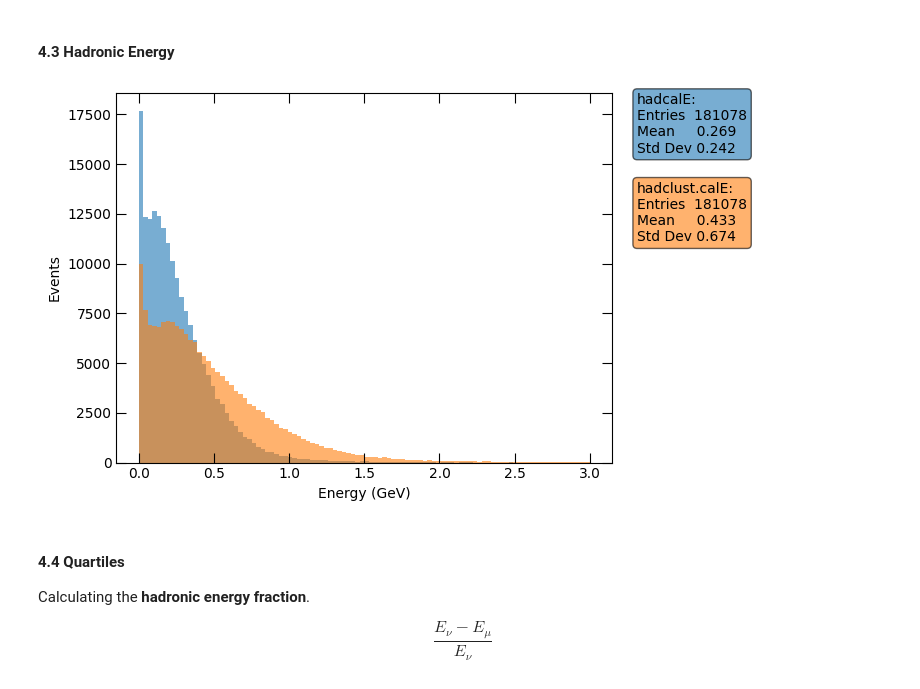
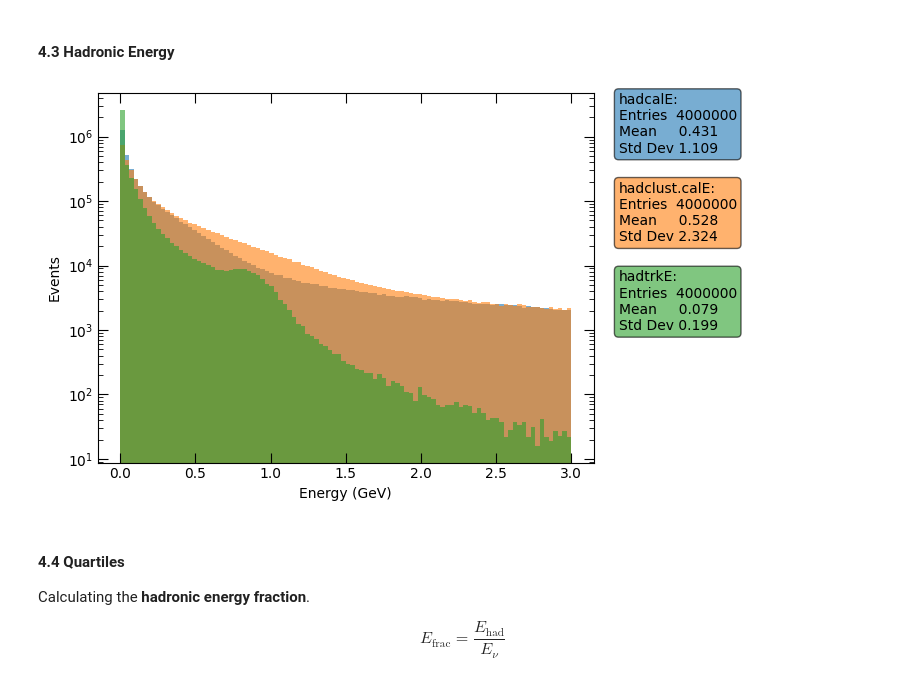
Before and after one commit to aditya-marathe/msci-project, a Jupyter notebook: src/notebooks/initial_analysis.ipynb, the cells around one changed output. Drawn from its saved outputs; the diff is of its cells as text; code cells hidden in the pictures.

```diff
--- a/src/notebooks/initial_analysis.ipynb
+++ b/src/notebooks/initial_analysis.ipynb
@@ -159,8 +0,0 @@ n_records = 2_000_000
-# %%
-data: Dict[str, Any] = {
-    key:my_data[key][:n_records] for key in my_data.keys()
-}
-
-df = pd.DataFrame(data)
-
-del data
@@ -213,2 +0,0 @@ def cal_max_score_col(data: pd.DataFrame) -> pd.Series:
-# %%
-df['cvnloose.result'] = cal_max_score_col(df)
@@ -1216,0 +85,6 @@ I am not sure if I have calculated this correctly in the cell above. When calcul
+# %%
+file_dir = pathlib.Path(os.environ['MINI_DATA_DIR'])
+n_events = 4_000_000
+
+with h5py.File(file_dir, 'r') as file:
+    df = pd.DataFrame(data={key:file[key][:n_events] for key in file.keys()})
@@ -1216,0 +248,4 @@ I am not sure if I have calculated this correctly in the cell above. When calcul
+# %%
+# Create a new 'Event' column to store the name of the event e.g. 'Muon'
+df['Event'] = get_event_from_pid_score(df)
+df['Event'].head()
@@ -1219,35 +799,35 @@ I am not sure if I have calculated this correctly in the cell above. When calcul
 # %%
 fig, ax = plt.subplots()
 
 plot_info = draw_plot_info(ax)
 bins_conf = np.linspace(0, 3, 100 + 1)
 
-_i = df['isNuMuCC'] & df['numufull']
+*_, bc = ax.hist(df['rec.energy.numu.hadcalE'], bins=bins_conf, alpha=0.6)
+plot_info(df['rec.energy.numu.hadcalE'], bc, 'hadcalE')
 
-# *_, bc = ax.hist(df['rec.energy.numu.hadtrkE'][_i], bins=bins_conf, alpha=0.6)
-# plot_info(df['rec.energy.numu.hadtrkE'][_i], bc, 'hadtrkE')
+*_, bc = ax.hist(df['rec.energy.numu.hadclust.calE'], bins=bins_conf, alpha=0.6)
+plot_info(df['rec.energy.numu.hadclust.calE'], bc, 'hadclust.calE')
 
-*_, bc = ax.hist(df['rec.energy.numu.hadcalE'][_i], bins=bins_conf, alpha=0.6)
-plot_info(df['rec.energy.numu.hadcalE'][_i], bc, 'hadcalE')
+*_, bc = ax.hist(df['rec.energy.numu.hadtrkE'], bins=bins_conf, alpha=0.6)
+plot_info(df['rec.energy.numu.hadtrkE'], bc, 'hadtrkE')
 
-*_, bc = ax.hist(df['rec.energy.numu.hadclust.calE'][_i], bins=bins_conf, alpha=0.6)
-plot_info(df['rec.energy.numu.hadclust.calE'][_i], bc, 'hadclust.calE')
+ax.set_yscale('log')
 
 ax.tick_params(top=True, right=True)
 
 ax.tick_params(axis='both', direction='in', top=True, right=True, size=7)
 ax.tick_params(axis='both', which='minor', direction='in', right=True, size=3.5)
 
 ax.set_xlabel(r'Energy (GeV)')
 ax.set_ylabel(r'Events');
 # %% [output]
-[figure, old version]
+[figure, new version]
 # %% [markdown]
 #### 4.4 Quartiles
 
 Calculating the **hadronic energy fraction**.
 
 $$
-    \frac{E_\nu - E_\mu}{E_\nu}
+    E_\text{frac} = \frac{E_\text{had}}{E_\nu}
 $$
 # %%
```
Also changed, not shown: parts of 118 cells of this notebook, 9 other files.
